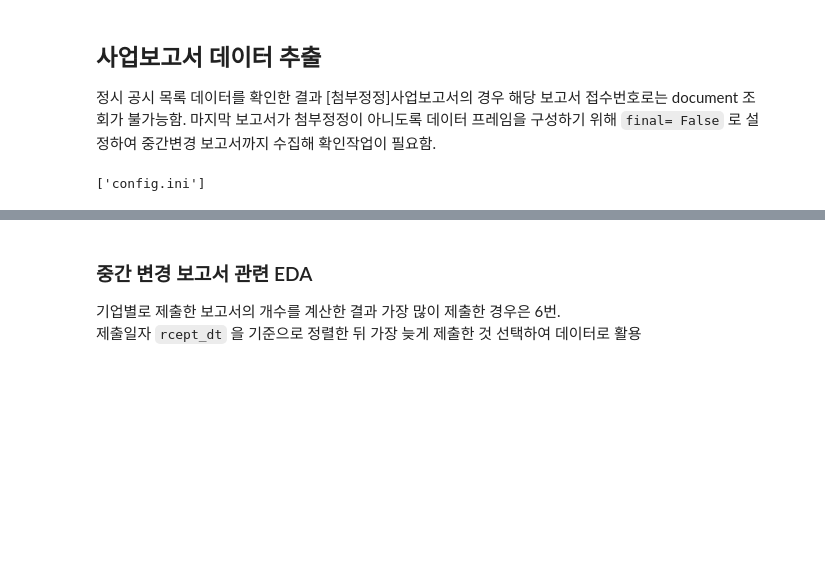
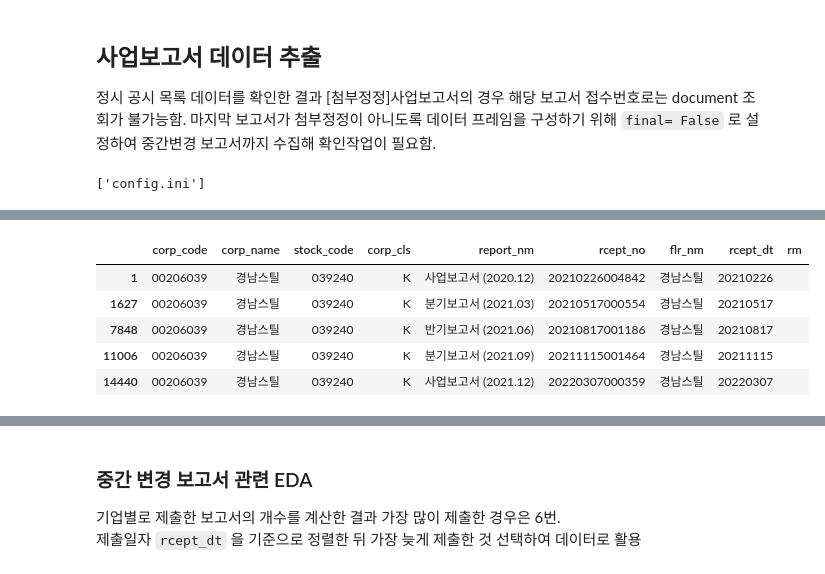
Before and after one commit to imji0319/new_python, a Jupyter notebook: Recommendation/Company_recommendation/save_dart_data3.ipynb, the cells around one changed output, grey strips where cells are left out. Saved outputs shown, nothing was run; the diff lists cells and outputs as text; code cells hidden in the pictures; blank space fills up the shorter version.

```diff
--- a/Recommendation/Company_recommendation/save_dart_data3.ipynb
+++ b/Recommendation/Company_recommendation/save_dart_data3.ipynb
@@ -51,0 +58,9 @@ temp
+# %%
+temp[temp['corp_code']=='00206039']
+# %% [output]
+|  | corp_code | corp_name | stock_code | corp_cls | report_nm | rcept_no | flr_nm | rcept_dt | rm |
+| 1 | 00206039 | 경남스틸 | 039240 | K | 사업보고서 (2020.12) | 20210226004842 | 경남스틸 | 20210226 |  |
+| 1627 | 00206039 | 경남스틸 | 039240 | K | 분기보고서 (2021.03) | 20210517000554 | 경남스틸 | 20210517 |  |
+| 7848 | 00206039 | 경남스틸 | 039240 | K | 반기보고서 (2021.06) | 20210817001186 | 경남스틸 | 20210817 |  |
+| 11006 | 00206039 | 경남스틸 | 039240 | K | 분기보고서 (2021.09) | 20211115001464 | 경남스틸 | 20211115 |  |
+| 14440 | 00206039 | 경남스틸 | 039240 | K | 사업보고서 (2021.12) | 20220307000359 | 경남스틸 | 20220307 |  |
```
Also changed, not shown: parts of 8 cells of this notebook, 4 other files.
